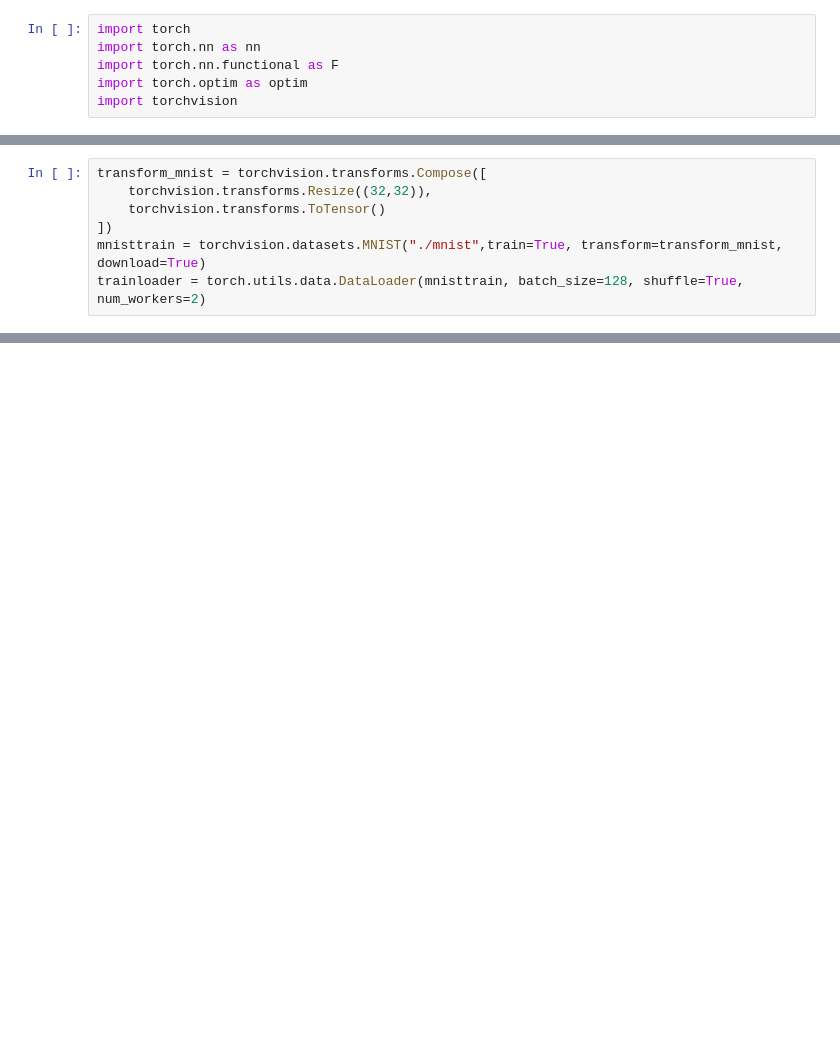
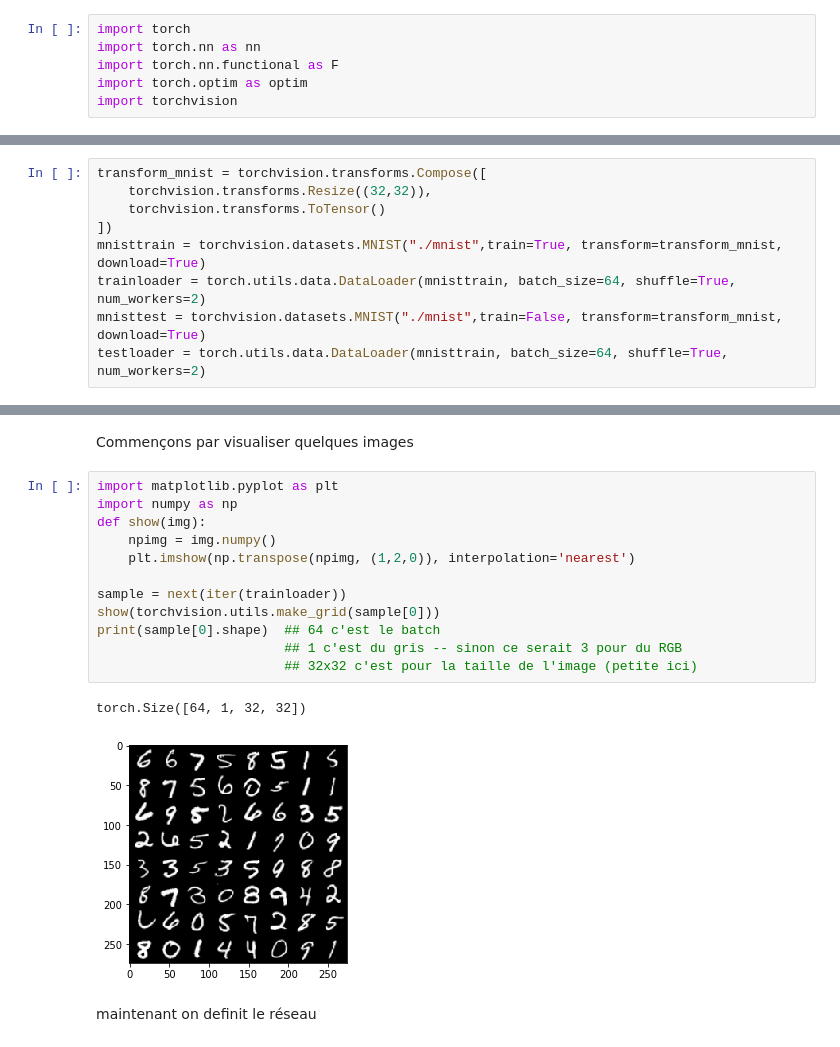
Before and after one commit to achanhon/coursdeeplearningcolab, a Jupyter notebook: 2020/basic_mnist.ipynb, the cells around one changed output, grey strips where cells are left out. Saved outputs shown, nothing was run; the diff lists cells and outputs as text; blank space fills up the shorter version.

```diff
--- a/2020/basic_mnist.ipynb
+++ b/2020/basic_mnist.ipynb
@@ -12,7 +34,9 @@ transform_mnist = torchvision.transforms.Compose([
     torchvision.transforms.ToTensor()
 ])
 mnisttrain = torchvision.datasets.MNIST("./mnist",train=True, transform=transform_mnist, download=True)
-trainloader = torch.utils.data.DataLoader(mnisttrain, batch_size=128, shuffle=True, num_workers=2)
+trainloader = torch.utils.data.DataLoader(mnisttrain, batch_size=64, shuffle=True, num_workers=2)
+mnisttest = torchvision.datasets.MNIST("./mnist",train=False, transform=transform_mnist, download=True)
+testloader = torch.utils.data.DataLoader(mnisttrain, batch_size=64, shuffle=True, num_workers=2)
 # %% [output]
 Downloading http://yann.lecun.com/exdb/mnist/train-images-idx3-ubyte.gz to ./mnist/MNIST/raw/train-images-idx3-ubyte.gz
 Extracting ./mnist/MNIST/raw/train-images-idx3-ubyte.gz to ./mnist/MNIST/raw
@@ -114,0 +53,19 @@ epoch 1
+# %% [markdown]
+Commençons par visualiser quelques images
+# %%
+import matplotlib.pyplot as plt
+import numpy as np
+def show(img):
+    npimg = img.numpy()
+    plt.imshow(np.transpose(npimg, (1,2,0)), interpolation='nearest')
+
+sample = next(iter(trainloader))
+show(torchvision.utils.make_grid(sample[0]))
+print(sample[0].shape)  ## 64 c'est le batch
+                        ## 1 c'est du gris -- sinon ce serait 3 pour du RGB
+                        ## 32x32 c'est pour la taille de l'image (petite ici)
+# %% [output]
+torch.Size([64, 1, 32, 32])
+[figure, added]
+# %% [markdown]
+maintenant on definit le réseau
```
Also changed, not shown: parts of 11 cells of this notebook.
